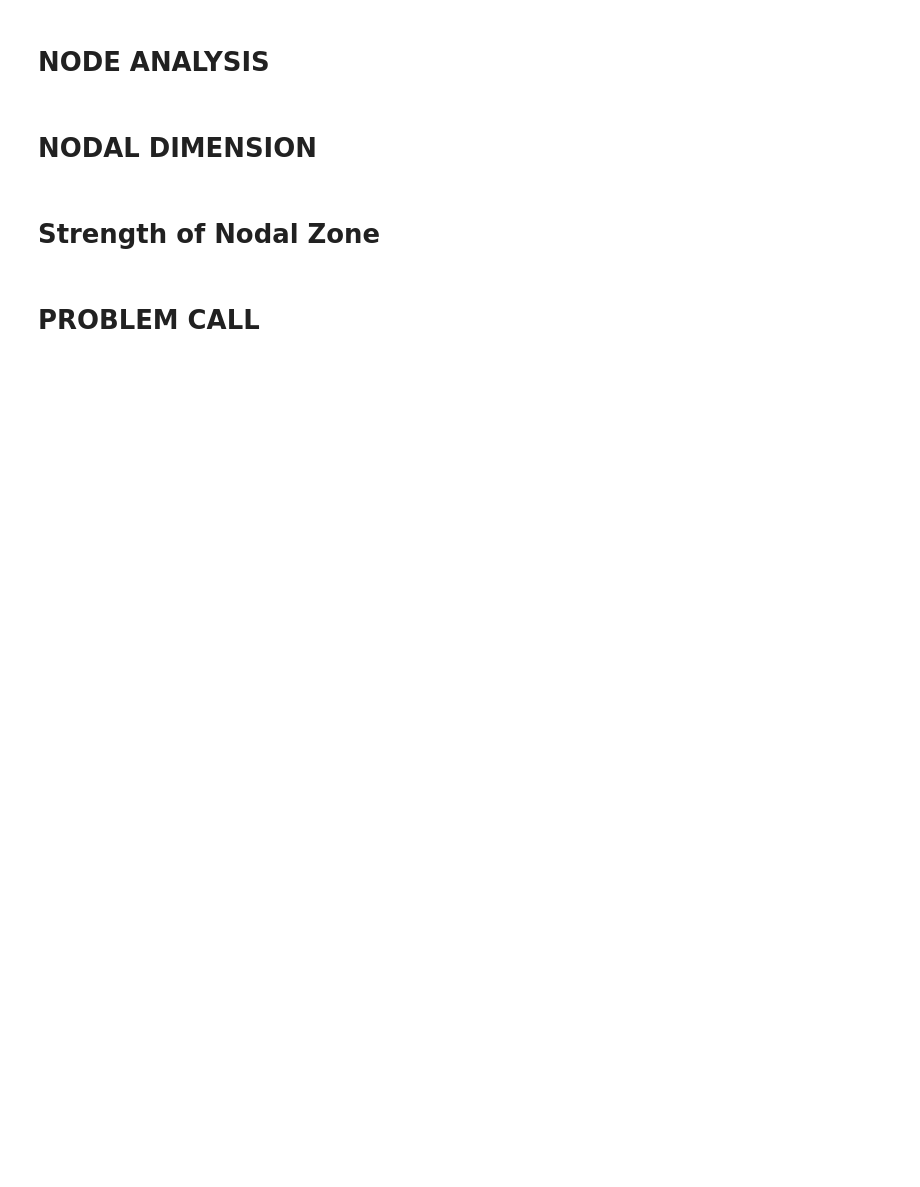
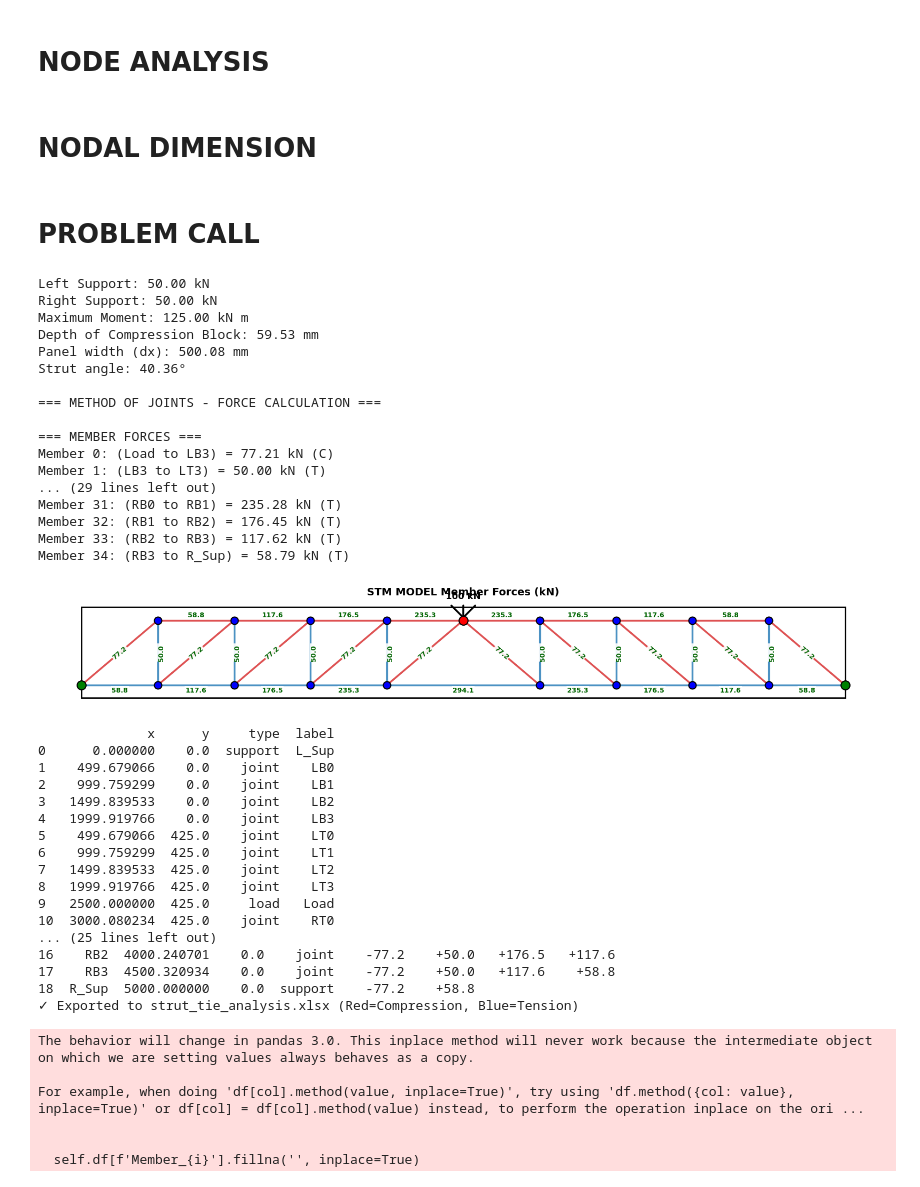
Before and after one commit to snaeem10/CSI_Tasks, a Jupyter notebook: Strut and Tie .ipynb, the cells around one changed output. Drawn from its saved outputs; the diff is of its cells as text; code cells hidden in the pictures; blank space fills up the shorter version.

```diff
--- a/Strut and Tie .ipynb
+++ b/Strut and Tie .ipynb
@@ -707,2 +655,0 @@ class Nodal_Dimension:
-# %% [markdown]
-# Strength of Nodal Zone
@@ -709,16 +769,59 @@ class Nodal_Dimension:
 # %% [markdown]
 # PROBLEM CALL
 # %%
+import pandas as pd
 Beam=BeamGeometry(250,500,5000,37.5)
-Load=Loading(250,250,100,2500)
+Load=Loading(500,500,100,2500)
 Mat=Materials(25,420,0.75)
 end=end_condition(250,250)
 STM=Strut_Tie_Model(Beam,Load,Mat,40.36)
 df_nodes = pd.DataFrame(STM.nodes)
 print(df_nodes)
 analysis = NodeAnalysis(STM,end,Load,40.36)
 pd.set_option('display.max_columns', None)
 print(analysis.get_summary())
 analysis.to_excel('strut_tie_analysis.xlsx')
-Noal_Dim=Nodal_Dimension(38.6,Beam,Load,Mat,end,STM)
-print(Noal_Dim.calculate_inclined_strut_width)
+Noal_Dim=Nodal_Dimension(40.36,Beam,Load,Mat,end,STM,analysis)
+Noal_Dim.Get_Result_STM()
+# %% [output]
+Left Support: 50.00 kN
+Right Support: 50.00 kN
+Maximum Moment: 125.00 kN m
+Depth of Compression Block: 59.53 mm
+Panel width (dx): 500.08 mm
+Strut angle: 40.36°
+
+=== METHOD OF JOINTS - FORCE CALCULATION ===
+
+=== MEMBER FORCES ===
+Member 0: (Load to LB3) = 77.21 kN (C)
+Member 1: (LB3 to LT3) = 50.00 kN (T)
+... (29 lines left out)
+Member 31: (RB0 to RB1) = 235.28 kN (T)
+Member 32: (RB1 to RB2) = 176.45 kN (T)
+Member 33: (RB2 to RB3) = 117.62 kN (T)
+Member 34: (RB3 to R_Sup) = 58.79 kN (T)
+[figure, added]
+              x      y     type  label
+0      0.000000    0.0  support  L_Sup
+1    499.679066    0.0    joint    LB0
+2    999.759299    0.0    joint    LB1
+3   1499.839533    0.0    joint    LB2
+4   1999.919766    0.0    joint    LB3
+5    499.679066  425.0    joint    LT0
+6    999.759299  425.0    joint    LT1
+7   1499.839533  425.0    joint    LT2
+8   1999.919766  425.0    joint    LT3
+9   2500.000000  425.0     load   Load
+10  3000.080234  425.0    joint    RT0
+... (25 lines left out)
+16    RB2  4000.240701    0.0    joint    -77.2    +50.0   +176.5   +117.6
+17    RB3  4500.320934    0.0    joint    -77.2    +50.0   +117.6    +58.8
+18  R_Sup  5000.000000    0.0  support    -77.2    +58.8
+✓ Exported to strut_tie_analysis.xlsx (Red=Compression, Blue=Tension)
+The behavior will change in pandas 3.0. This inplace method will never work because the intermediate object on which we are setting values always behaves as a copy.
+
+For example, when doing 'df[col].method(value, inplace=True)', try using 'df.method({col: value}, inplace=True)' or df[col] = df[col].method(value) instead, to perform the operation inplace on the ori ...
+
+
+  self.df[f'Member_{i}'].fillna('', inplace=True)
```
Also changed, not shown: parts of 5 cells of this notebook.
